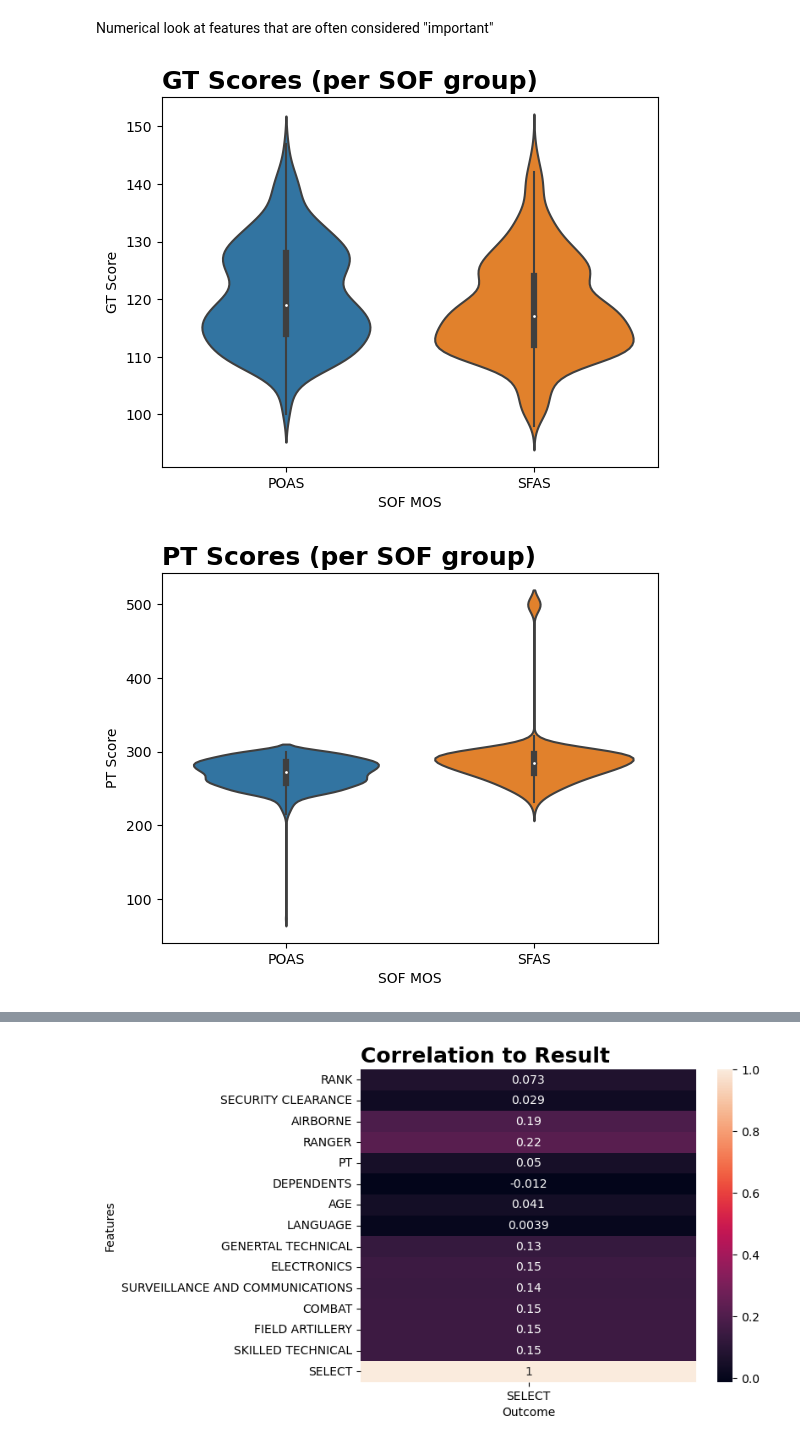
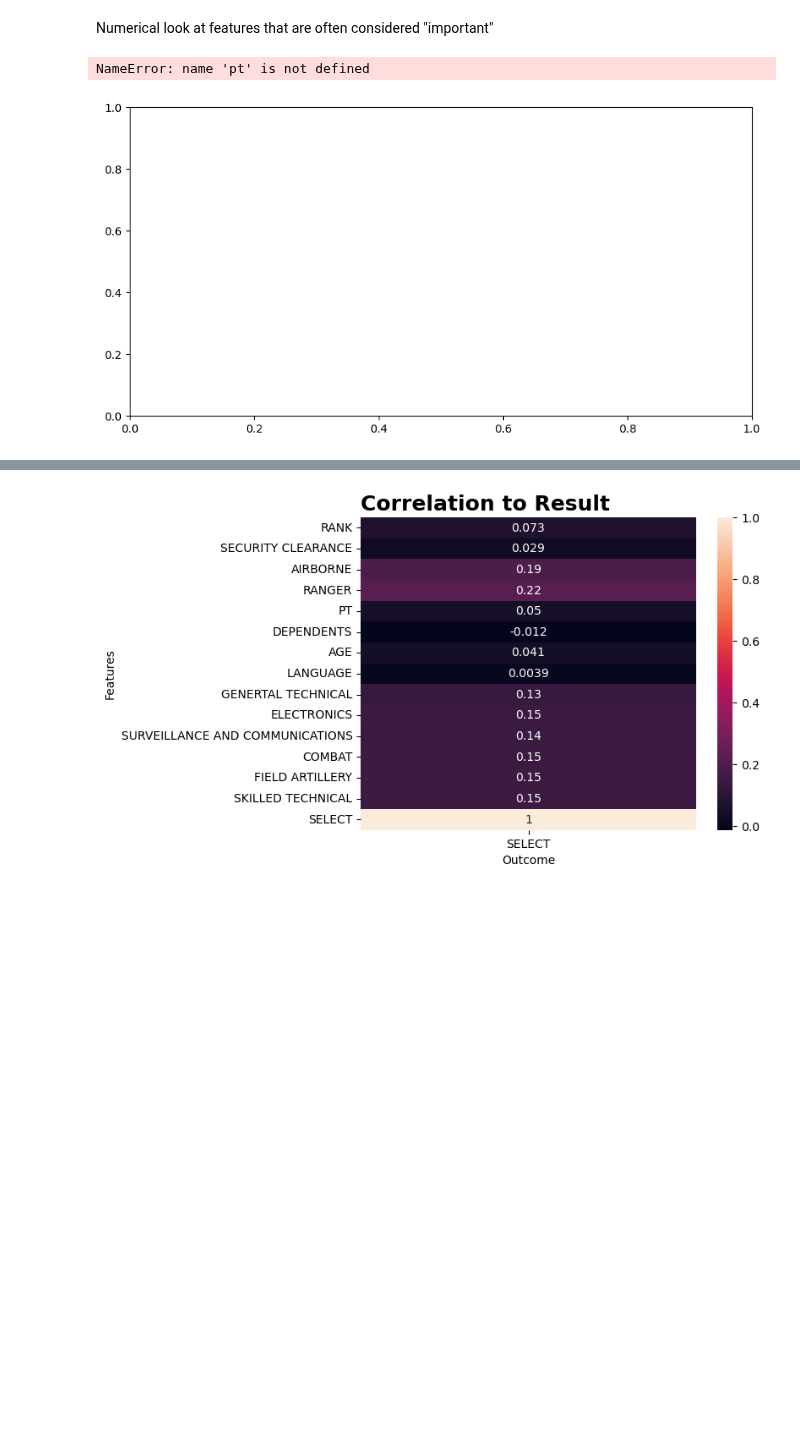
Before and after one commit to JaimeVRodriguez/psyop_selection_analysis, a Jupyter notebook: notebooks/eda copy.ipynb, the cells around one changed output, grey strips where cells are left out. Cells and saved outputs as stored; diff of their text form; code cells hidden in the pictures; blank space fills up the shorter version.

Commit message:
start adjusting violin plots

```diff
--- a/notebooks/eda copy.ipynb
+++ b/notebooks/eda copy.ipynb
@@ -82,12 +84,36 @@ Numerical look at features that are often considered "important"
 # %%
 # both = [poas, sfas]
 # combined = functions.combined(both)
 # combined_selected = functions.equal_column_val(combined, 'RESULT', 'SELECTED')
 combined, combined_selected = functions.combined_features(poas, sfas, 'RESULT', 'SELECTED')
 
-plot.violin_plot('GROUP', 'GT', combined_selected, 'GT Scores (per SOF group)', 'SOF MOS', 'GT Score')
-plot.violin_plot('GROUP', 'PT', combined_selected, 'PT Scores (per SOF group)', 'SOF MOS', 'PT Score')
-plot.violin_plot('GROUP', 'CO', combined_selected, 'CO Scores (per SOF group)', 'SOF MOS', 'CO Score')
+# plot.violin_plot('GROUP', 'GT', combined_selected, 'GT Scores (per SOF group)', 'SOF MOS', 'GT Score')
+# plot.violin_plot('GROUP', 'PT', combined_selected, 'PT Scores (per SOF group)', 'SOF MOS', 'PT Score')
+# plot.violin_plot('GROUP', 'CO', combined_selected, 'CO Scores (per SOF group)', 'SOF MOS', 'CO Score')
+
+fig, ax = plt.subplots(figsize=(10,5))
+
+# Create the first raincloud plot
+pt.half_violinplot(x=combined_selected["GROUP"], y=combined_selected["PT"], color="gray", ax=ax)
+sns.stripplot(x=combined_selected["GROUP"], y=combined_selected["PT"], jitter=0.05, size=2.5, color="black", ax=ax)
+sns.boxplot(x=combined_selected["GROUP"], y=combined_selected["PT"], boxprops=dict(alpha=.3), ax=ax)
+
+# Add a title
+ax.set_title("RGR by GROUP")
+
+# Create a second axis
+# ax2 = ax.twinx()
+
+# # Create the second raincloud plot
+# sns.violinplot(x=df["GROUP"], y=df["PT"], color="gray", ax=ax2)
+# sns.stripplot(x=df["GROUP"], y=df["PT"], jitter=0.05, size=2.5, color="black", ax=ax2)
+# sns.boxplot(x=df["GROUP"], y=df["PT"], boxprops=dict(alpha=.3), ax=ax2)
+
+# # Add a title
+# ax2.set_title("PT by GROUP")
+
+# Show the plot
+plt.show()
 # %% [output]
+NameError: name 'pt' is not defined
-[figure, old version]
+[figure, new version]
-[figure, removed]
```
Also changed, not shown: parts of 2 cells of this notebook.
